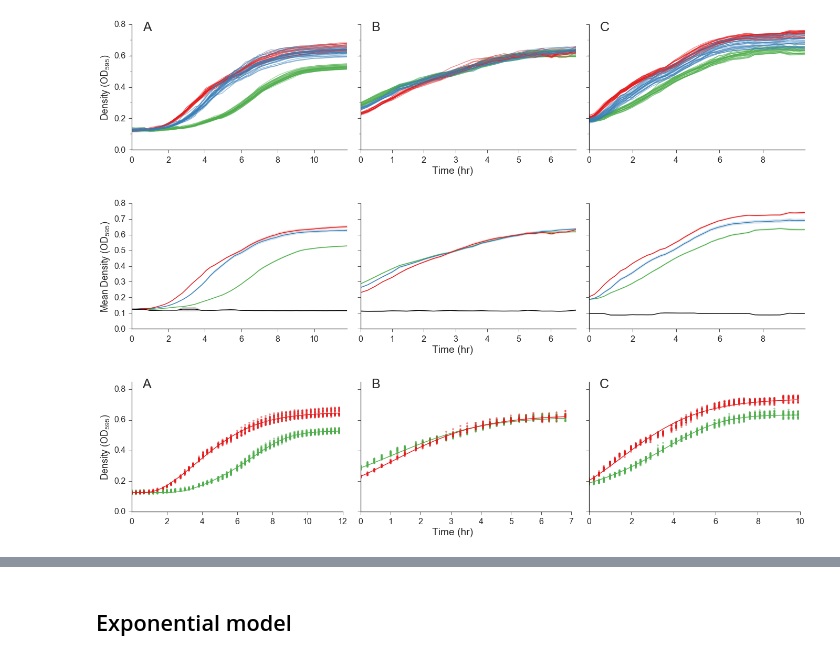
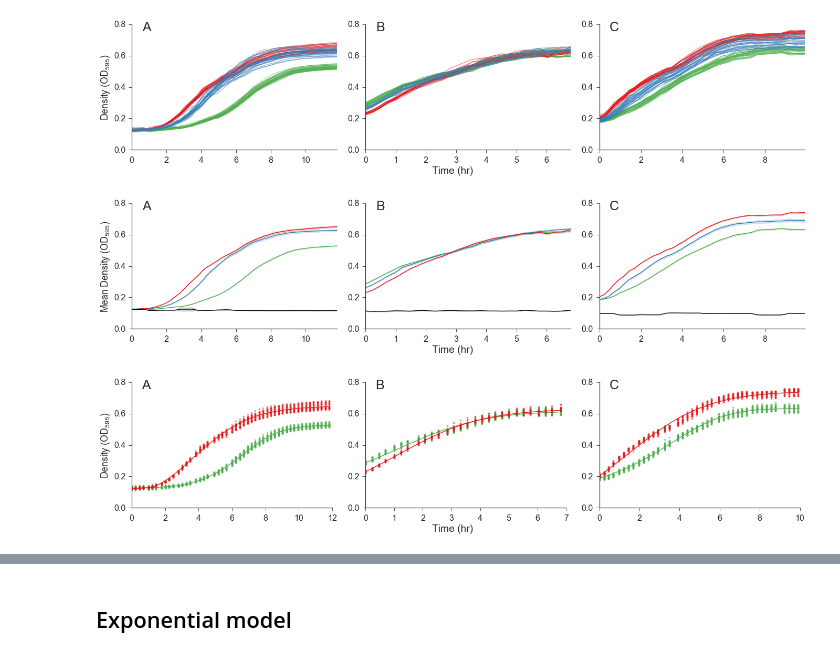
Before and after one commit to yoavram/curveball_ms, a Jupyter notebook: supp.ipynb, the cells around one changed output, grey strips where cells are left out. Drawn from its saved outputs; the diff is of its cells as text; code cells hidden in the pictures.

```diff
--- a/supp.ipynb
+++ b/supp.ipynb
@@ -111,7 +128,9 @@ for ds in datasets.values():
     ds['RG_std'] = ds['dfRG'].groupby(by='Time').OD.std(ddof=1)
 # %%
 cols = len(datasets)
-fig, ax = plt.subplots(1, cols, sharex=False, sharey=True, figsize=(width * cols, height))
+fig, ax = plt.subplots(1, cols, sharex=False, sharey=False, figsize=(width * cols, height))
+if not isinstance(ax, np.ndarray):
+    ax = np.array([ax])
 for i,(name, ds) in enumerate(datasets.items()):
     for well in ds['dfG'].Well.unique():
         ds['dfG'][ds['dfG'].Well==well].plot(x='Time', y='OD', color=green, alpha=0.5, ax=ax[i])
@@ -120,11 +139,13 @@ for i,(name, ds) in enumerate(datasets.items()):
     for well in ds['dfRG'].Well.unique():
         ds['dfRG'][ds['dfRG'].Well==well].plot(x='Time', y='OD', color=blue, alpha=0.5, ax=ax[i])
     ax[i].set(title='', xlabel='')
+    if 'ylim' in ds:
+        ax[i].set_ylim(ds['ylim'])
+        dy = (ds['ylim'][1] - ds['ylim'][0]) / 4
+        ax[i].set_yticks(np.arange(ds['ylim'][0], ds['ylim'][1] + dy, dy))
     if i == 0:
         ax[i].set(
-            ylabel=r'Density ($OD_{595}$)',
-            yticks=[0,0.2,0.4,0.6,0.8],
-            ylim=(0, 0.8)
+            ylabel=r'Density ($OD_{595}$)'
         )
     else:
         ax[i].set(ylabel='')
@@ -134,31 +155,40 @@ for i,(name, ds) in enumerate(datasets.items()):
 
 fig_xlabel(fig, 'Time (hr)')
 for i,axes in enumerate(ax.flatten()):
-    axes.annotate('ABCD'[i], (0.05, 0.95), xycoords='axes fraction', fontsize=panel_label_size)
+    axes.annotate('ABCDEFG'[i], (0.05, 0.95), xycoords='axes fraction', fontsize=panel_label_size)
 
 fig.tight_layout()
 sns.despine()
 fig.savefig('Fig-wells.png')
 fig.savefig('Fig-wells.pdf', dpi=300)
 # %% [output]
-[figure, old version]
+[figure, new version]
 # %%
 cols = len(datasets)
-fig, ax = plt.subplots(1, cols, sharex=False, sharey=True, figsize=(width * cols, height))
+fig, ax = plt.subplots(1, cols, sharex=False, sharey=False, figsize=(width * cols, height))
+if not isinstance(ax, np.ndarray):
+    ax = np.array([ax])
 for i,(name, ds) in enumerate(datasets.items()):
     curveball.plots.tsplot(ds['df'], ax=ax[i])
     ax[i].set(title='', xlabel='')
+    if 'ylim' in ds:
+        ax[i].set_ylim(ds['ylim'])
+        dy = (ds['ylim'][1] - ds['ylim'][0]) / 4
+        ax[i].set_yticks(np.arange(ds['ylim'][0], ds['ylim'][1] + dy, dy))
     if i == 0:
         ax[i].set(ylabel=r'Mean Density ($OD_{595}$)')
     else:
         ax[i].set(ylabel='')
     ax[i].legend().set_visible(False)
 fig_xlabel(fig, 'Time (hr)')
+for i,axes in enumerate(ax.flatten()):
+    axes.annotate('ABCDEFG'[i], (0.05, 0.95), xycoords='axes fraction', fontsize=panel_label_size)
+
 fig.tight_layout()
-fig.savefig('Fig-tsplot.png')
-fig.savefig('Fig-tsplot.pdf', dpi=300)
+# fig.savefig('Fig-tsplot.png')
+# fig.savefig('Fig-tsplot.pdf', dpi=300)
 # %% [output]
-[figure, old version]
+[figure, new version]
 # %%
 for ds in datasets.values():
     param_fix = {'y0', 'K'}
@@ -175,34 +205,38 @@ for ds in datasets.values():
     ds['model_RG'] = models_RG[0]
 # %%
 cols = len(datasets)
-fig, ax = plt.subplots(1, cols, sharex=False, sharey=True, figsize=(width * cols, height))
+fig, ax = plt.subplots(1, cols, sharex=False, sharey=False, figsize=(width * cols, height))
+if not isinstance(ax, np.ndarray):
+    ax = np.array([ax])
 for i,(name, ds) in enumerate(datasets.items()):
     ds['model_G'].plot_fit(ax=ax[i], fit_kws={'color':green, 'ls':fit_ls}, data_kws={'color':green,'alpha':0.5, 'marker':'.'}, init_kws={'ls':''})
     ds['model_R'].plot_fit(ax=ax[i], fit_kws={'color':red, 'ls':fit_ls}, data_kws={'color':red, 'alpha':0.5, 'marker':'.'}, init_kws={'ls':''})
     #ds['model_RG'].plot_fit(ax=ax[i], fit_kws={'color':blue}, data_kws={'color':blue,'alpha':0.5, 'marker':'.'}, init_kws={'ls':''})
 
     ax[i].set(
         title='',
         xlabel='',
-        ylim=(0,0.85),
-        yticks=[0,0.2,0.4,0.6,0.8],
     )
+    if 'ylim' in ds:
+        ax[i].set_ylim(ds['ylim'])
+        dy = (ds['ylim'][1] - ds['ylim'][0]) / 4
+        ax[i].set_yticks(np.arange(ds['ylim'][0], ds['ylim'][1] + dy, dy))
     if i == 0:
         ax[i].set(ylabel=r'Density ($OD_{595}$)')
     else:
         ax[i].set(ylabel='')
     ax[i].legend().set_visible(False)
 
 fig_xlabel(fig, 'Time (hr)')
 for i,axes in enumerate(ax.flatten()):
     axes.annotate('ABCD'[i], (0.05, 0.95), xycoords='axes fraction', fontsize=panel_label_size)
 
 fig.tight_layout()
 sns.despine()
 fig.savefig('Fig-model_fitting.png')
 fig.savefig('Fig-model_fitting.pdf', dpi=300)
 # %% [output]
-[figure, old version]
+[figure, new version]
 # %%
 for name, ds in datasets.items():
     print(name)
```
Also changed, not shown: parts of 12 cells of this notebook.
